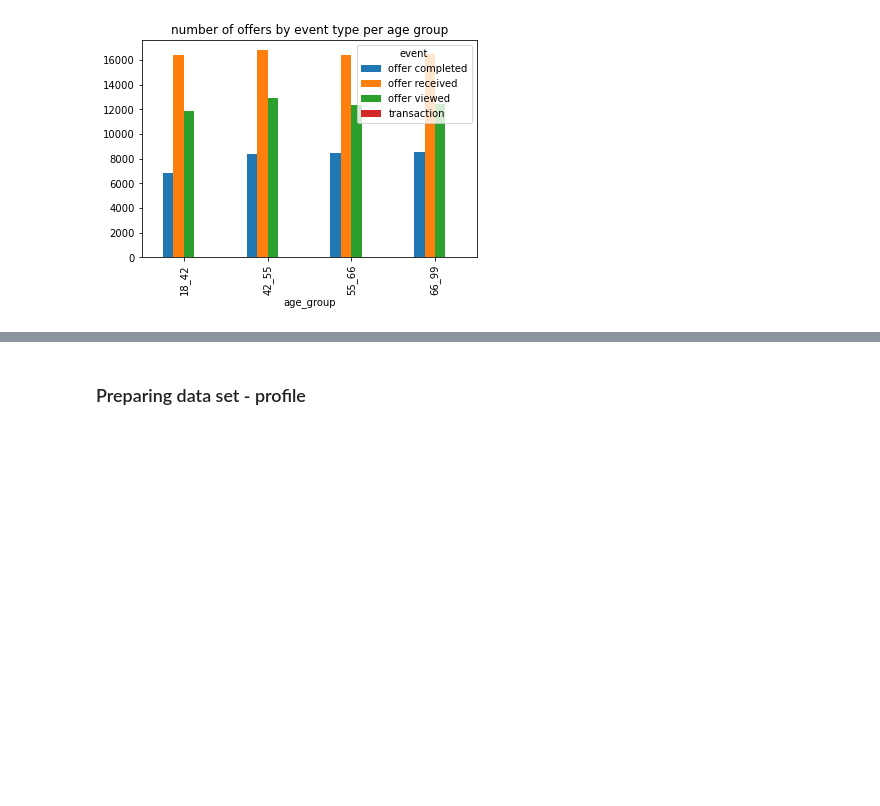
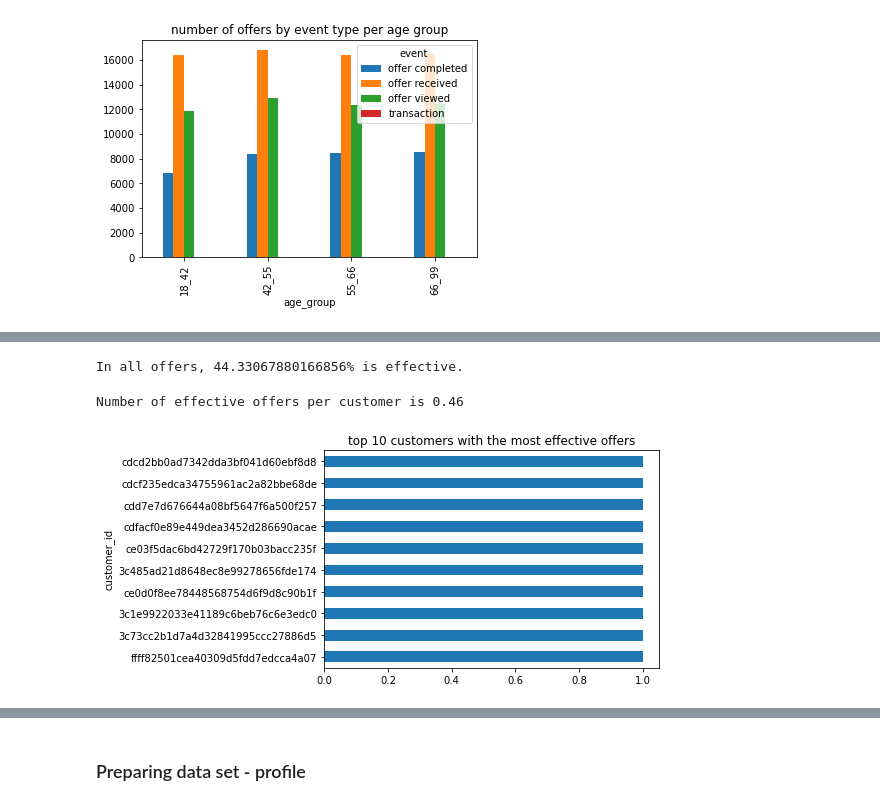
Before and after one commit to xmjuan/starbucks_capstone, a Jupyter notebook: Starbucks_Capstone_notebook.ipynb, the cells around one changed output, grey strips where cells are left out. Cells and saved outputs as stored; diff of their text form; code cells hidden in the pictures; blank space fills up the shorter version.

Commit message:
initialized models

```diff
--- a/Starbucks_Capstone_notebook.ipynb
+++ b/Starbucks_Capstone_notebook.ipynb
@@ -542,0 +569,9 @@ SyntaxError: 'break' outside loop (<ipython-input-40-6aaf1f276005>, line 1)
+# %%
+def concat_model_df():
+    df = transcript_df.merge(profile_new, how='left', left_on='person', right_on='id')
+    df = df.merge(portfolio_new, how='left', left_on ='offer_id', right_on='id')
+    df = df.drop(['offer completed','offer received', 'offer viewed', 'id_x', 'id_y'], axis=1)
+    df.rename(columns={'person':'customer_id'}, inplace=True)
+    return df
+
+model_df = concat_model_df()
@@ -542,0 +594,14 @@ SyntaxError: 'break' outside loop (<ipython-input-40-6aaf1f276005>, line 1)
+# %%
+# effective offer rate
+effective_perc = model_df['effective_offer'].mean()
+print('In all offers, {}% is effective.'.format(effective_perc*100))
+# %% [output]
+In all offers, 44.33067880166856% is effective.
+# %%
+# effective offer by customers
+top_customer_offer = model_df.groupby('customer_id')['effective_offer'].mean().sort_values(ascending=False)
+top_customer_offer.head(10).plot(kind='barh', title='top 10 customers with the most effective offers')
+print('Number of effective offers per customer is {:.2f}'.format(top_customer_offer.mean()))
+# %% [output]
+Number of effective offers per customer is 0.46
+[figure, added]
```
Also changed, not shown: parts of 42 cells of this notebook.
